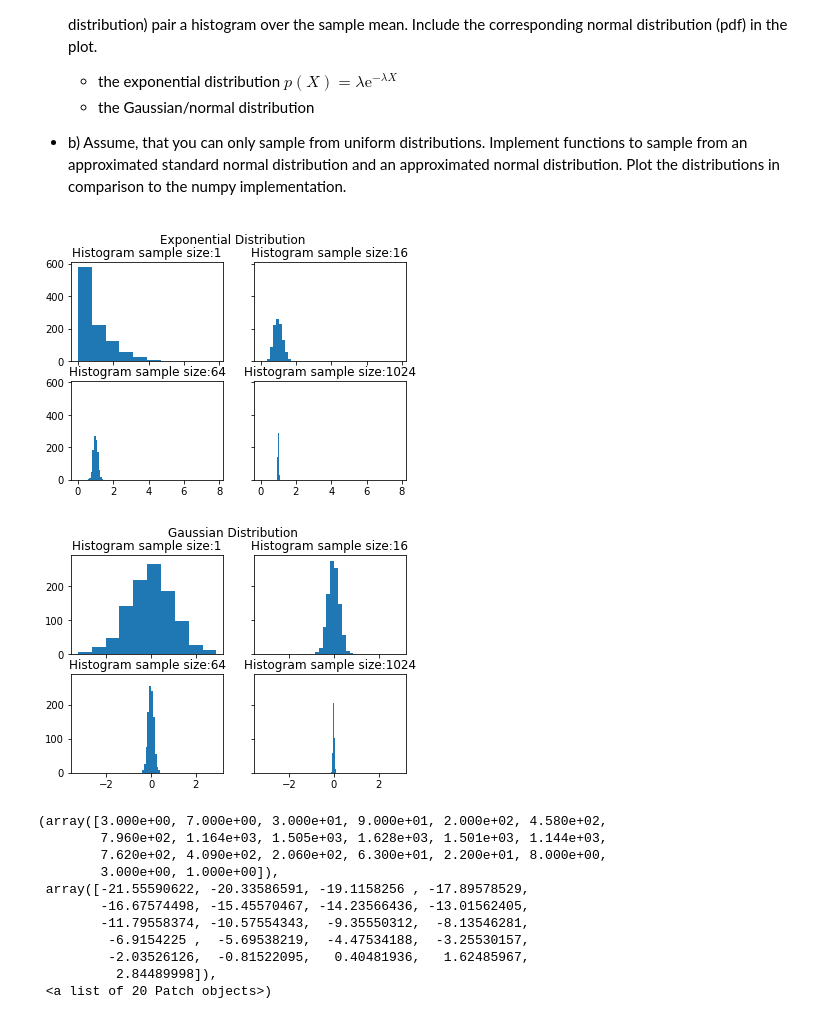
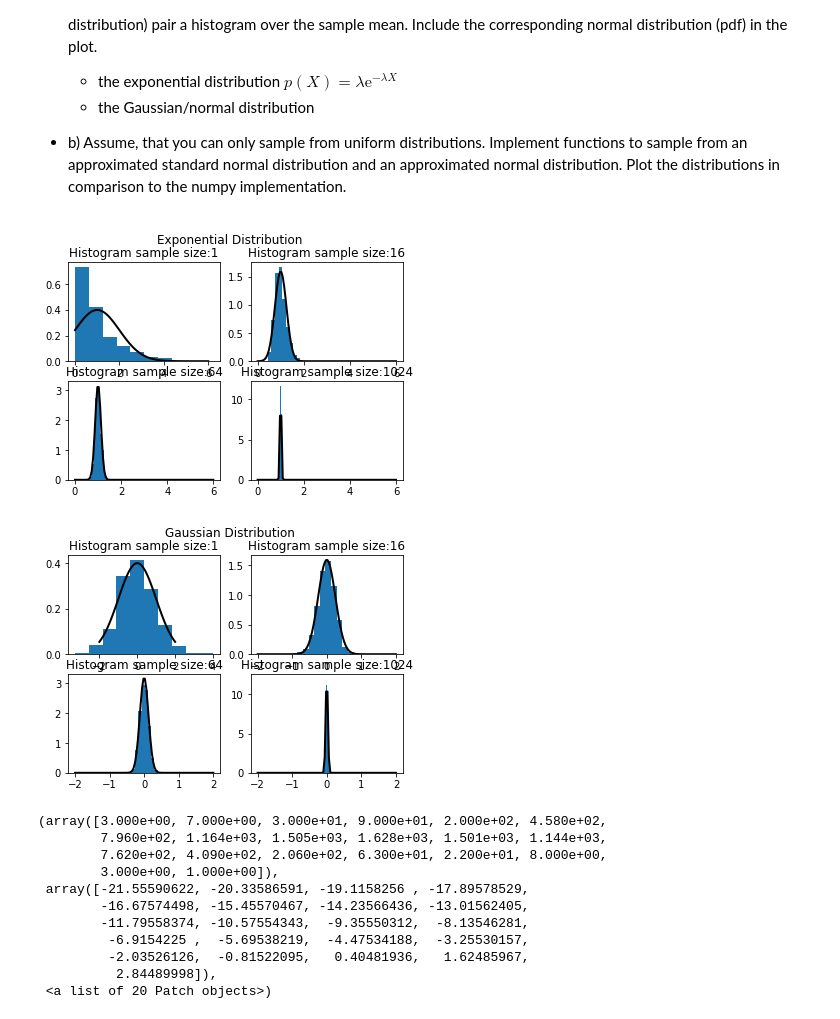
Before and after one commit to JulesBlubb/Foundations-of-Deep-Learning, a Jupyter notebook: exercise07/exercise07_autoencoder.ipynb, the cells around one changed output. Cells and saved outputs as stored; diff of their text form; code cells hidden in the pictures.

Commit message:
7.1.3. a) corresponding normal distributions added to the plots

```diff
--- a/exercise07/exercise07_autoencoder.ipynb
+++ b/exercise07/exercise07_autoencoder.ipynb
@@ -233,6 +238,7 @@ The central limit theorem states that for i.i.d. random samples $\{X_i\}$ from a
 import numpy as np
 import matplotlib.pyplot as plt
 from scipy import stats
+from scipy.stats import norm
 
 # a)
 n = [1,16,64,1024]
@@ -242,40 +248,58 @@ def draw(n, d):
         if d is 'exp':
             distr = stats.expon.rvs(size=n)
         elif d is 'pdf':
             distr = stats.norm.rvs(size=n)
 
         mu = np.mean(distr)
         mean_distr.append(mu)
     exps.append(mean_distr)
 
 # plot Exponential Distribution
-fig, ax = plt.subplots(2, 2, sharex=True, sharey=True)
+fig, ax = plt.subplots(2, 2) #, sharex=True, sharey=True)
 ax = ax.ravel()
 for s in range(len(n)):
     exps = []
     mean_distr = []
     draw(n[s], 'exp')
+    ax[s].hist(exps, density=True)
 
-    ax[s].hist(exps)
+    # Plot the PDF.
+    xmin, xmax = [0, 6]
+    x = np.linspace(xmin, xmax, 100)
+    mu = 1 # 1 / lamda, lamda = 1 by default
+    std = mu # special property of the exponential distribution
+    p = norm.pdf(x, mu, std / np.sqrt(n[s]))
+    ax[s].plot(x, p, 'k', linewidth=2)
+
     ax[s].set_title('Histogram sample size:' + str(n[s]))
     fig.suptitle('Exponential Distribution')
 
 # plot Gaussian Distribution
-fig, ax = plt.subplots(2, 2, sharex=True, sharey=True)
+fig, ax = plt.subplots(2, 2) #, sharex=True, sharey=True)
 ax = ax.ravel()
 for s in range(len(n)):
     exps = []
     mean_distr = []
     draw(n[s], 'pdf')
 
-    ax[s].hist(exps)
+    ax[s].hist(exps, density=True)
+
+    # Plot the PDF.
+    xmin, xmax = [-2, 2]
+    x = np.linspace(xmin, xmax, 100)
+    mu = 0
+    std = 1
+    p = norm.pdf(x, mu, std / np.sqrt(n[s]))
+    ax[s].plot(x, p, 'k', linewidth=2)
+
+
     ax[s].set_title('Histogram sample size:' + str(n[s]))
     fig.suptitle('Gaussian Distribution')
 
- ## END TODO ########################
+## END TODO ########################
 # %% [output]
-[figure, old version]
+[figure, new version]
-[figure, old version]
+[figure, new version]
 # %%
 # b)     ######## TODO ########### Not right yet ####
 
```
Also changed, not shown: parts of 4 cells of this notebook.
